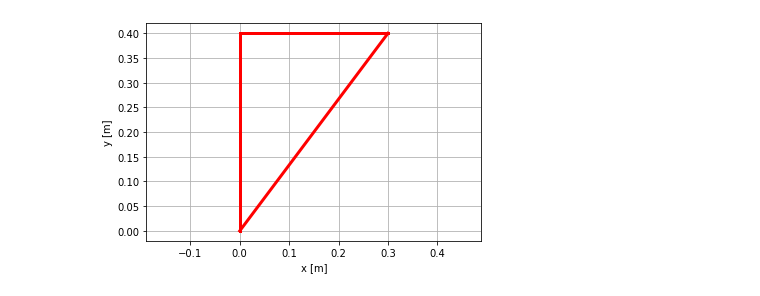
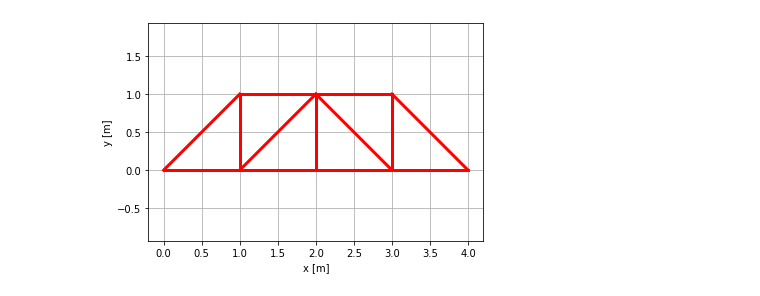
Before and after one commit to EikiYamashiro/APS3_MECSOL, a Jupyter notebook: APS3.ipynb, the cells around one changed output. Cells and saved outputs as stored; diff of their text form; code cells hidden in the pictures.

```diff
--- a/APS3.ipynb
+++ b/APS3.ipynb
@@ -3,11 +3,11 @@ from funcoesTermosol import *
 import numpy as np
 import math
 # %%
-input_data = "entrada.xlsx"
+input_data = "aps3_entrada.xlsx"
 [nn,N,nm,Inc,nc,F,nr,R] = importa(input_data)
 plota(N, Inc)
 # %% [output]
-[figure, old version]
+[figure, new version]
 # %%
 # Comprimento do Membro (m)
 L = 1
```
Also changed, not shown: parts of 10 cells of this notebook, 1 other file.
